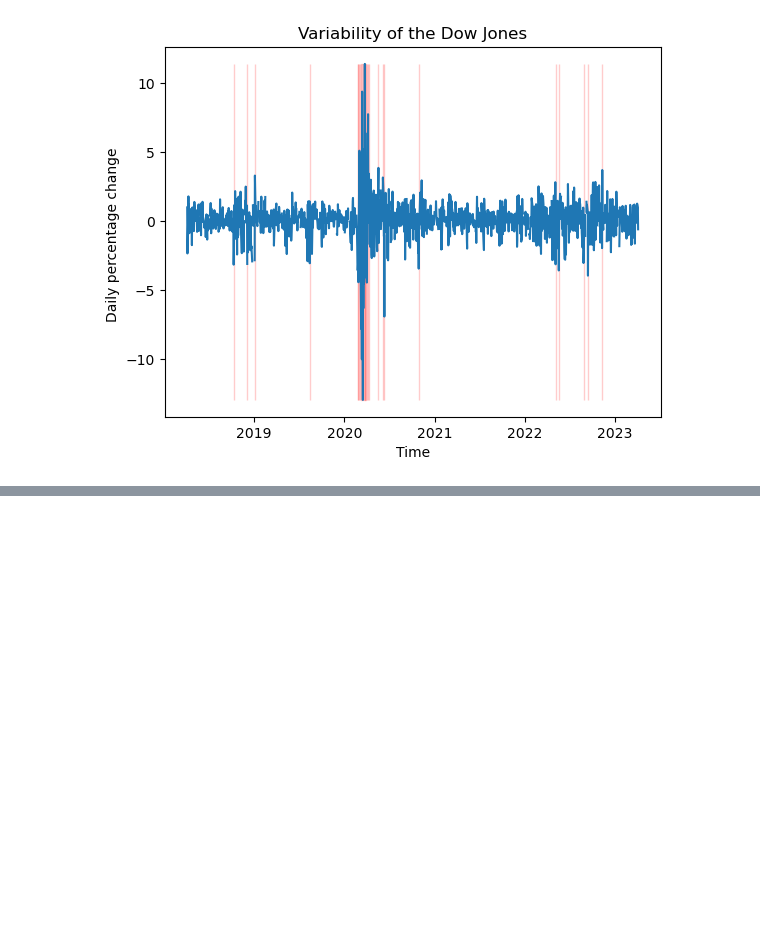
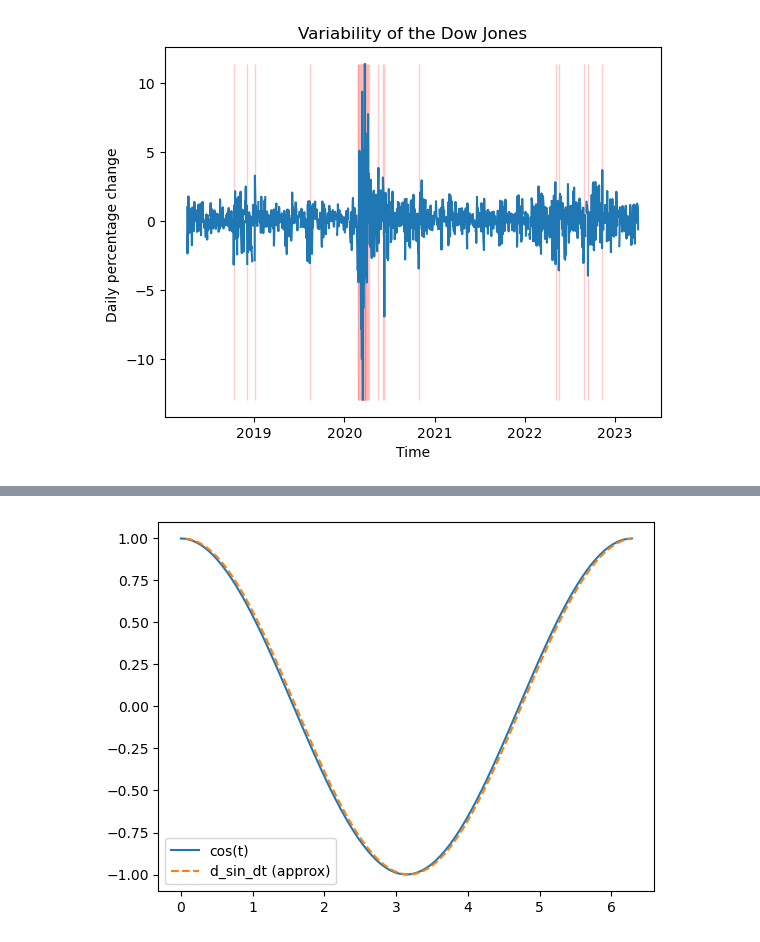
Before and after one commit to NikoSK30/qtm151fall2025, a Jupyter notebook: Lectures/Lecture_18-time_series_data/Quiz_4_Prep.ipynb, the cells around one changed output, grey strips where cells are left out. Cells and saved outputs as stored; diff of their text form; code cells hidden in the pictures; blank space fills up the shorter version.

```diff
--- a/Lectures/Lecture_18-time_series_data/Quiz_4_Prep.ipynb
+++ b/Lectures/Lecture_18-time_series_data/Quiz_4_Prep.ipynb
@@ -679,0 +789,23 @@ plt.show()
+# %%
+import numpy as np
+import pandas as pd
+
+# Example setup:
+time = np.linspace(0, 2*np.pi, 100)
+df = pd.DataFrame({
+    'time': time,
+    'sin': np.sin(time),
+    'cos': np.cos(time)
+})
+
+# Compute the finite difference derivative using .diff()
+df['d_sin_dt'] = df['sin'].diff() / df['time'].diff()
+
+import matplotlib.pyplot as plt
+
+plt.plot(df['time'], df['cos'], label='cos(t)')
+plt.plot(df['time'], df['d_sin_dt'], '--', label='d_sin_dt (approx)')
+plt.legend()
+plt.show()
+# %% [output]
+[figure, added]
```
Also changed, not shown: parts of 10 cells of this notebook.
